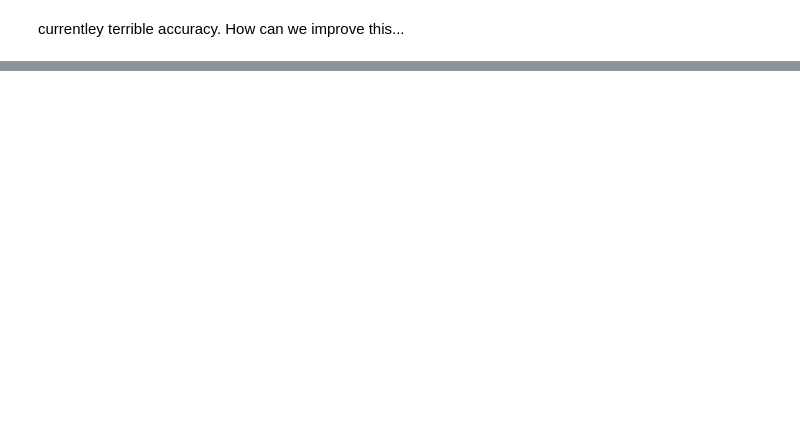
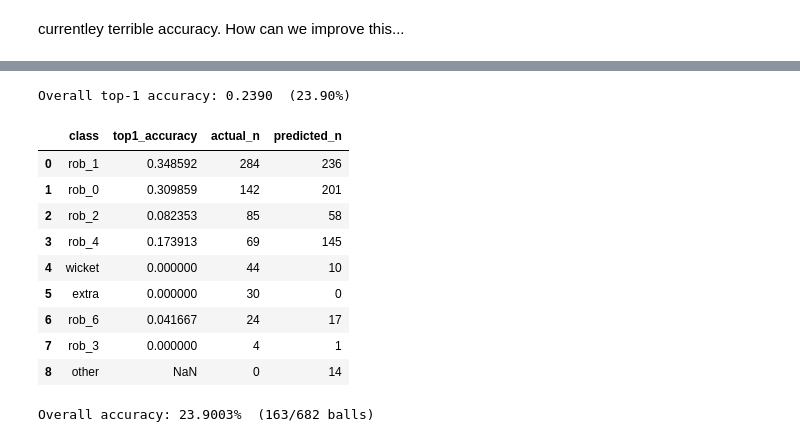
Before and after one commit to GBaugniet/cricketmodel, a Jupyter notebook: Cricket_Prediction_Model (4).ipynb, the cells around one changed output, grey strips where cells are left out. Saved outputs shown, nothing was run; the diff lists cells and outputs as text; code cells hidden in the pictures; blank space fills up the shorter version.

```diff
--- a/Cricket_Prediction_Model (4).ipynb
+++ b/Cricket_Prediction_Model (4).ipynb
@@ -1365,0 +1683,79 @@ plt.show()
+# %%
+pred_mat = val_eval_df[[f"pred_{c}" for c in TARGET_COLS]].to_numpy()
+true_mat = val_eval_df[[f"true_{c}" for c in TARGET_COLS]].to_numpy()
+
+# Argmax per row
+y_pred = pred_mat.argmax(axis=1) # finds the target with the highest predicted probability for each ball (if there is a tie, it will return the first one)
+
+# Determine y_true with precedence rules:
+#   1) If 'wicket' is present -> y_true = 'wicket'
+#   2) Else if 'extra' is present -> y_true = 'extra'
+#   3) Else if any run label (rob_*) is present -> y_true = that run class (pick the one that's 'on')
+#   4) Else -> y_true = 'other'
+# wicket trumps all, then extra then runs then other
+names = np.array(TARGET_COLS)
+idx = {n: i for i, n in enumerate(TARGET_COLS)}
+run_cols = np.array([i for i, n in enumerate(TARGET_COLS) if n.startswith("rob_")])
+
+true_w = true_mat[:, idx['wicket']] >= 0.5        # wicket present
+true_e = true_mat[:, idx['extra']]  >= 0.5        # extra present
+runs_mat = (true_mat[:, run_cols]   >= 0.5)       # which run labels (rob_*) are 'on'?
+run_present = runs_mat.any(axis=1)                # any run label active?
+run_local   = runs_mat.argmax(axis=1)             # pick the active run label
+
+y_true = np.full(true_mat.shape[0], idx['other'], dtype=int)   # default to 'other' if nothing else is on
+y_true[run_present] = run_cols[run_local[run_present]]         # use the run class when a run label is on
+y_true[true_e] = idx['extra']                                  # override runs with 'extra' if present
+y_true[true_w] = idx['wicket']                                 # override everything with 'wicket' if present
+
+# Overall top-1 accuracy = fraction of balls where the top predicted class equals the true class
+overall_acc = float((y_pred == y_true).mean())
+print(f"Overall top-1 accuracy: {overall_acc:.4f}  ({overall_acc*100:.2f}%)")
+
+# Per-class accuracy = how often the model predicted class k when the true class was k.
+# Build per-class records, adding actual_n (truth count) and predicted_n (model's chosen count)
+records = []
+for k, cls in enumerate(TARGET_COLS):
+    mask_true = (y_true == k)
+    actual_n = int(mask_true.sum())                 # how many balls truly belong to class k  (same as your support_n)
+    predicted_n = int((y_pred == k).sum())          # how many balls the model predicted as class k
+
+    acc_k = float((y_pred[mask_true] == k).mean()) if actual_n > 0 else np.nan  # same as before
+
+    records.append({
+        "class": cls,
+        "top1_accuracy": acc_k,   # recall for class k under top-1
+        "actual_n": actual_n,     # count in ground truth
+        "predicted_n": predicted_n  # count of model's top-1 picks
+    })
+
+# Summary table, sorted by most common actyual class
+summary_df = (
+    pd.DataFrame(records)
+      .sort_values("actual_n", ascending=False)
+      .reset_index(drop=True)
+)
+
+summary_df
+# %% [output]
+Overall top-1 accuracy: 0.2390  (23.90%)
+|  | class | top1_accuracy | actual_n | predicted_n |
+| 0 | rob_1 | 0.348592 | 284 | 236 |
+| 1 | rob_0 | 0.309859 | 142 | 201 |
+| 2 | rob_2 | 0.082353 | 85 | 58 |
+| 3 | rob_4 | 0.173913 | 69 | 145 |
+| 4 | wicket | 0.000000 | 44 | 10 |
+| 5 | extra | 0.000000 | 30 | 0 |
+| 6 | rob_6 | 0.041667 | 24 | 17 |
+| 7 | rob_3 | 0.000000 | 4 | 1 |
+| 8 | other | NaN | 0 | 14 |
+# %%
+# Overall % correct (top-1 accuracy
+
+correct = (y_pred == y_true).sum()
+total   = y_true.size
+acc     = correct / total
+
+print(f"Overall accuracy: {acc:.4%}  ({correct}/{total} balls)")
+# %% [output]
+Overall accuracy: 23.9003%  (163/682 balls)
```
Also changed, not shown: parts of 49 cells of this notebook, 1 other file.
